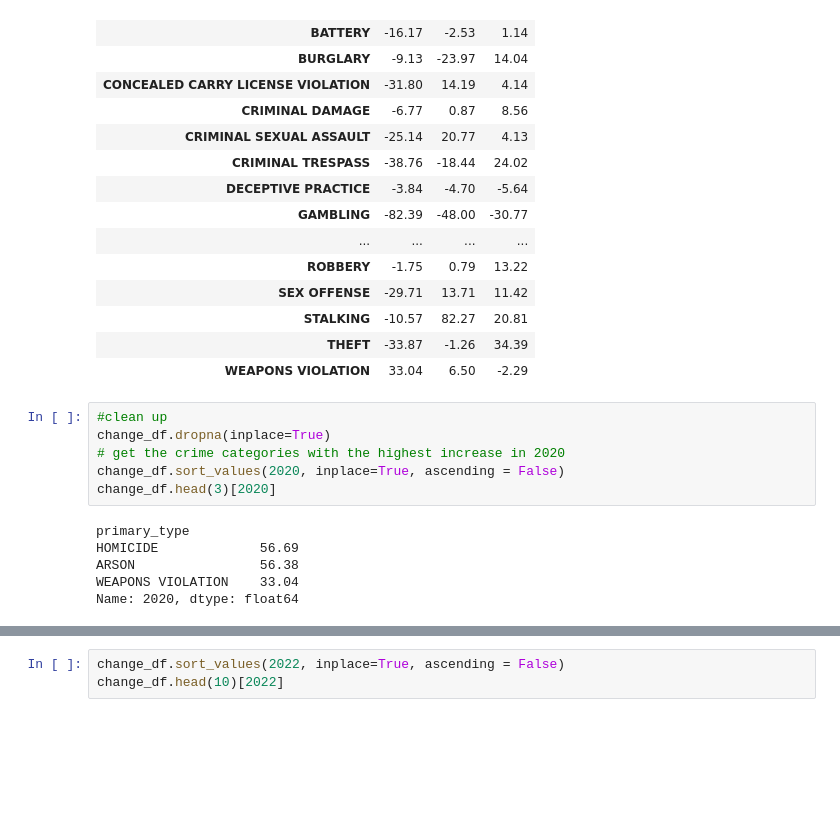
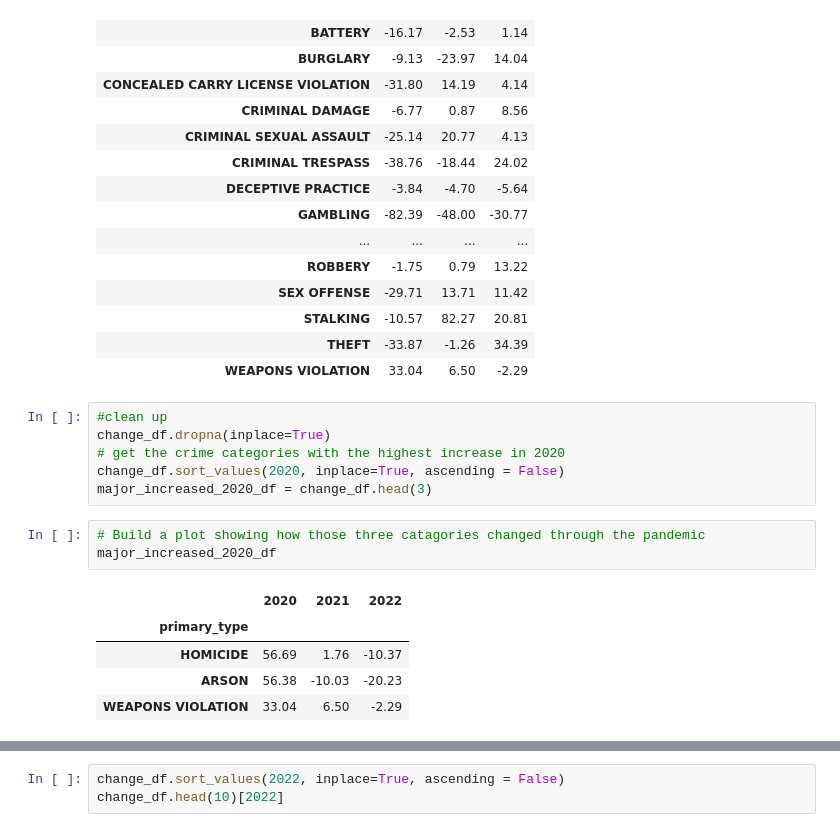
Before and after one commit to jdolinsky/chicago_crime, a Jupyter notebook: crime_increase_covid.ipynb, the cells around one changed output, grey strips where cells are left out. Saved outputs shown, nothing was run; the diff lists cells and outputs as text; blank space fills up the shorter version.

```diff
--- a/crime_increase_covid.ipynb
+++ b/crime_increase_covid.ipynb
@@ -125,10 +125,13 @@ change_df
 change_df.dropna(inplace=True)
 # get the crime categories with the highest increase in 2020
 change_df.sort_values(2020, inplace=True, ascending = False)
-change_df.head(3)[2020]
+major_increased_2020_df = change_df.head(3)
-# %% [output]
-primary_type
-HOMICIDE             56.69
-ARSON                56.38
-WEAPONS VIOLATION    33.04
-Name: 2020, dtype: float64
+# %%
+# Build a plot showing how those three catagories changed through the pandemic
+major_increased_2020_df
+# %% [output]
+|  | 2020 | 2021 | 2022 |
+| primary_type |  |  |  |
+| HOMICIDE | 56.69 | 1.76 | -10.37 |
+| ARSON | 56.38 | -10.03 | -20.23 |
+| WEAPONS VIOLATION | 33.04 | 6.50 | -2.29 |
```
Also changed, not shown: parts of 9 cells of this notebook, 2 other files.
